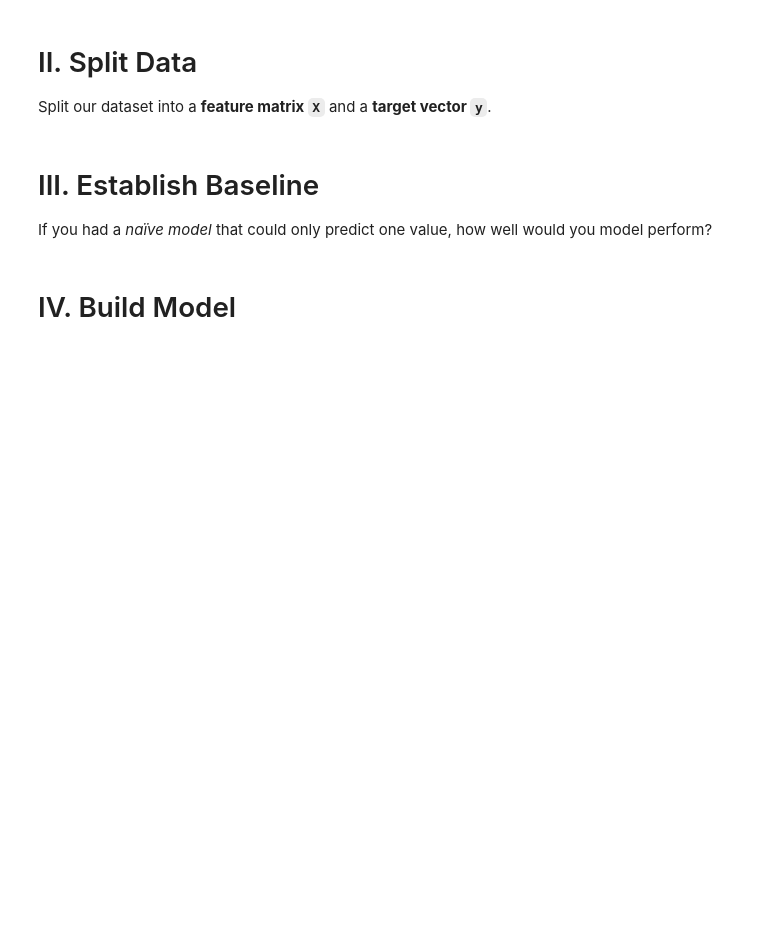
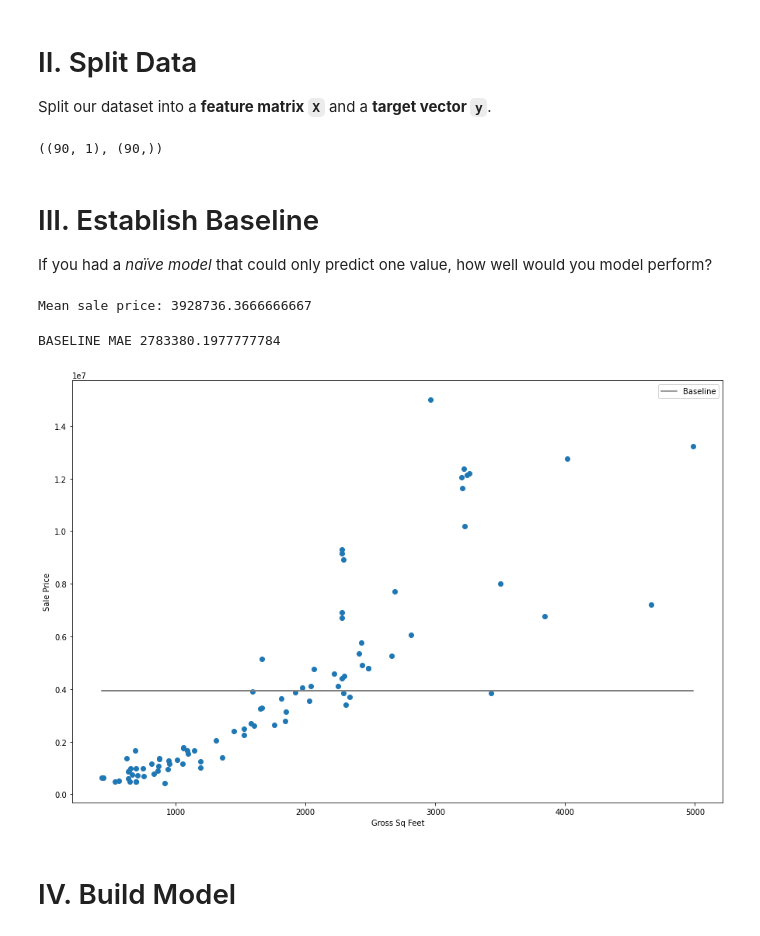
Before and after one commit to Vasanta2002/Sprint_5_linear_models, a Jupyter notebook: JDS_SHR_211_guided_project_notes.ipynb, the cells around one changed output. Saved outputs shown, nothing was run; the diff lists cells and outputs as text; code cells hidden in the pictures; blank space fills up the shorter version.

```diff
--- a/JDS_SHR_211_guided_project_notes.ipynb
+++ b/JDS_SHR_211_guided_project_notes.ipynb
@@ -31,10 +44,10 @@ def wrangle(filepath):
                    na_values=[0.0])
 
   #drop constant columns
-
+  df.drop(columns=['NEIGHBORHOOD','BUILDING_CLASS_CATEGORY'], inplace= True)
 
   #Drop high-cardinality categorical columns (HCCC's)
-
+  df.drop(columns=['ADDRESS','APARTMENT_NUMBER'], inplace = True)
 
   return df
 
@@ -45,22 +68,37 @@ df = wrangle(DATA_PATH + 'condos/tribeca.csv')
 Split our dataset into a **feature matrix `X`** and a **target vector `y`**.
 # %%
 # Split into feature matrix X and target vector y
+
+X = df[['GROSS_SQUARE_FEET']]
+y = df['SALE_PRICE']
+# %%
+X.shape, y.shape
+# %% [output]
+((90, 1), (90,))
 # %% [markdown]
 # III. Establish Baseline
 
 If you had a *naïve model* that could only predict one value, how well would you model perform?
 # %%
-print('Mean sale price:', )
+print('Mean sale price:', y.mean() )
+# %% [output]
+Mean sale price: 3928736.3666666667
+# %%
+y_baseline_pred = [y.mean()] * len(y)
 # %%
-print('BASELINE MAE',)
+print('BASELINE MAE', mean_absolute_error(y, y_baseline_pred) )
+# %% [output]
+BASELINE MAE 2783380.1977777784
 # %%
 # # Scatter plot to visualize the baseline
-# plt.figure(figsize=(15, 10))
-# plt.scatter(X, y)
-# plt.plot(X, y_pred, label='Baseline', color='grey')
-# plt.xlabel('Gross Sq Feet')
-# plt.ylabel('Sale Price')
-# plt.legend();
+plt.figure(figsize=(15, 10))
+plt.scatter(X, y)
+plt.plot(X, y_baseline_pred, label='Baseline', color='grey')
+plt.xlabel('Gross Sq Feet')
+plt.ylabel('Sale Price')
+plt.legend();
+# %% [output]
+[figure, added]
 # %% [markdown]
 # IV. Build Model
 # %%
```
Also changed, not shown: parts of 4 cells of this notebook.
